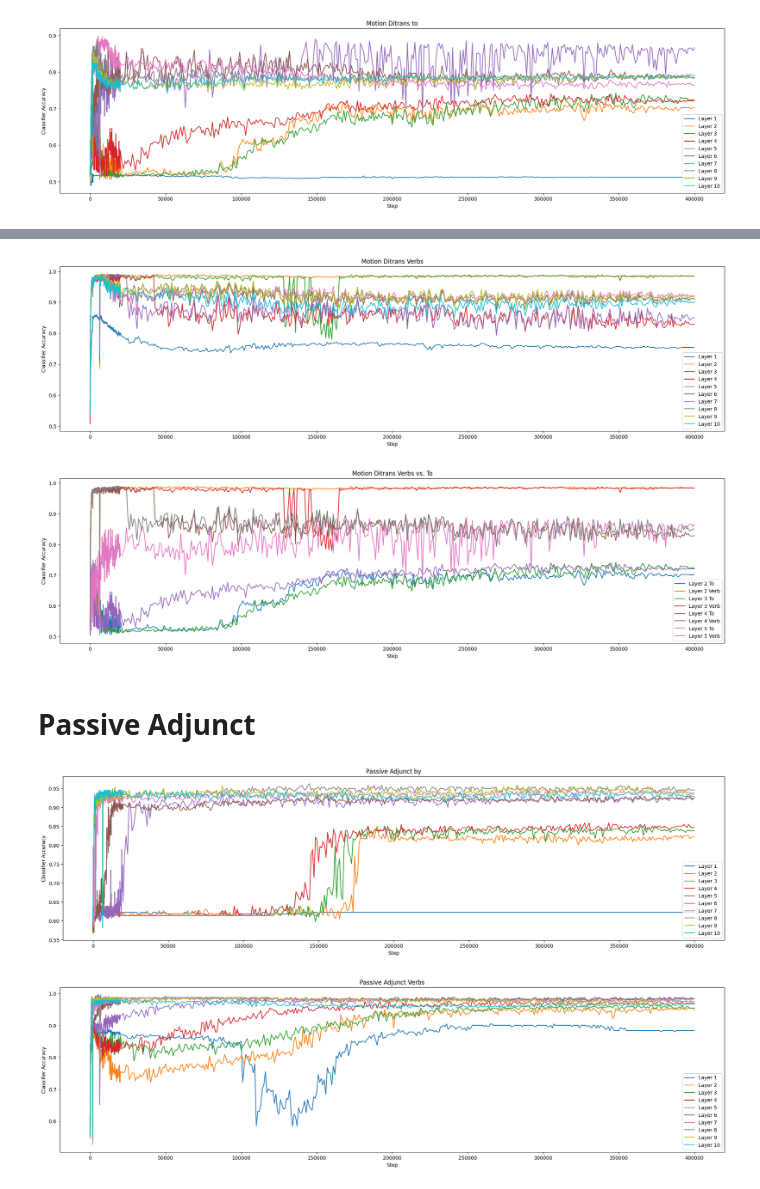
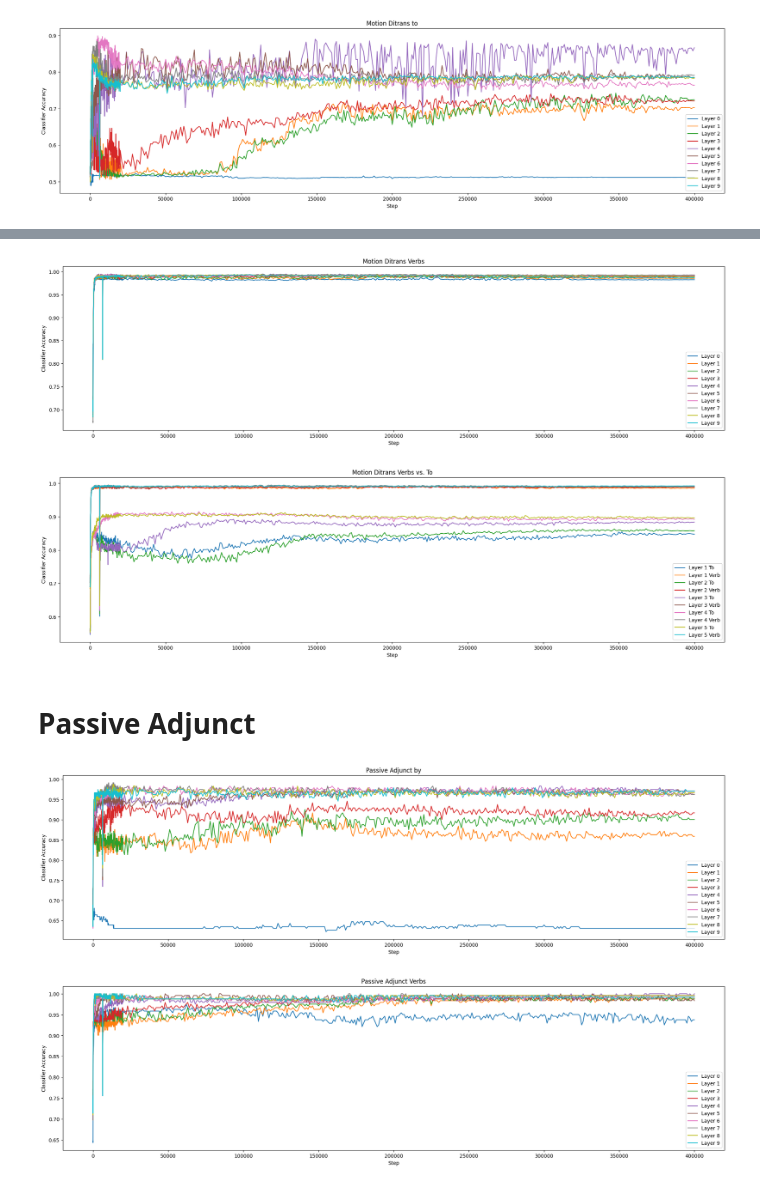
Before and after one commit to jasperjjian/abstraction, a Jupyter notebook: abstraction/analysis/plot.ipynb, the cells around one changed output, grey strips where cells are left out. Cells and saved outputs as stored; diff of their text form; code cells hidden in the pictures.

Commit message:
Refactoring and new verb lists for ditransitives.

```diff
--- a/abstraction/analysis/plot.ipynb
+++ b/abstraction/analysis/plot.ipynb
@@ -9,7 +9,7 @@ def plot_training_curve(file_path, title, metric_name = "Accuracy", layers=None)
     for index, row in df.iterrows():
         if layers is not None and index not in layers:
             continue
-        plt.plot([int(x) for x in df.columns], row, label=f'Layer {index+1}')
+        plt.plot([int(x) for x in df.columns], row, label=f'Layer {index}')
 
     plt.xlabel('Step')
     plt.ylabel(metric_name)
@@ -54,19 +64,22 @@ plot_training_curve("/sailhome/jjian/projects/abstraction/results/wikitext/to/ri
 # %%
-plot_training_curve("/sailhome/jjian/projects/abstraction/results/wikitext/to/ridge_pca_2/battlestar_small.motion.ditrans.dependent.tsv", "Motion Ditrans Verbs", metric_name="Classifier Accuracy", layers=list(range(10)))
+plot_training_curve("/sailhome/jjian/projects/abstraction/results/wikitext/to/ridge_pca_20/battlestar_small.motion.ditrans.dependent.tsv", "Motion Ditrans Verbs", metric_name="Classifier Accuracy", layers=list(range(10)))
 # %% [output]
-[figure, old version]
+[figure, new version]
 # %%
-plot_pair_training_curve("/sailhome/jjian/projects/abstraction/results/wikitext/to/ridge_pca_2/battlestar_small.motion.ditrans.target.tsv","/sailhome/jjian/projects/abstraction/results/wikitext/to/ridge_pca_2/battlestar_small.motion.ditrans.dependent.tsv", "Motion Ditrans Verbs vs. To", metric_name="Classifier Accuracy", layers=list(range(1, 5)))
+prep_results = "/sailhome/jjian/projects/abstraction/results/wikitext/to/ridge_pca_20/battlestar_small.motion.ditrans.target.tsv"
+verb_results = "/sailhome/jjian/projects/abstraction/results/wikitext/to/ridge_pca_20/battlestar_small.motion.ditrans.dependent.tsv"
+
+plot_pair_training_curve(prep_results,verb_results, "Motion Ditrans Verbs vs. To", metric_name="Classifier Accuracy", layers=list(range(1, 6)), x_max=None)
 # %% [output]
-[figure, old version]
+[figure, new version]
 # %% [markdown]
 # Passive Adjunct
 # %%
-plot_training_curve("/afs/cs.stanford.edu/u/jjian/projects/abstraction/results/en_ewt/by/battlestar_small.by_adjunct.by_passive.target.tsv", "Passive Adjunct by", metric_name="Classifier Accuracy", layers=list(range(10)))
+plot_training_curve("/afs/cs.stanford.edu/u/jjian/projects/abstraction/results/en_ewt/by/ridge_pca_20/battlestar_small.by_adjunct.by_passive.target.tsv", "Passive Adjunct by", metric_name="Classifier Accuracy", layers=list(range(10)))
 # %% [output]
-[figure, old version]
+[figure, new version]
 # %%
-plot_training_curve("/afs/cs.stanford.edu/u/jjian/projects/abstraction/results/en_ewt/by/battlestar_small.by_adjunct.by_passive.dependent.tsv", "Passive Adjunct Verbs", metric_name="Classifier Accuracy", layers=list(range(10)))
+plot_training_curve("/afs/cs.stanford.edu/u/jjian/projects/abstraction/results/en_ewt/by/ridge_pca_20/battlestar_small.by_adjunct.by_passive.dependent.tsv", "Passive Adjunct Verbs", metric_name="Classifier Accuracy", layers=list(range(10)))
 # %% [output]
-[figure, old version]
+[figure, new version]
 # %%
```
Also changed, not shown: parts of 3 cells of this notebook, 18 other files.
